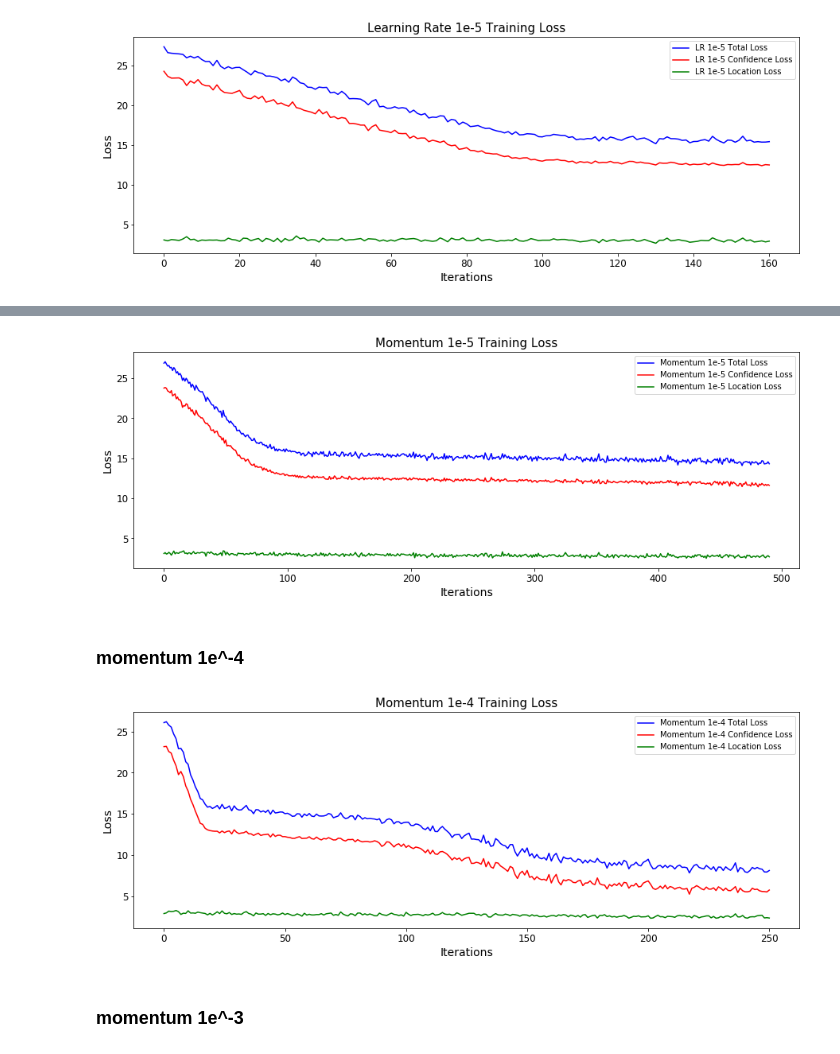
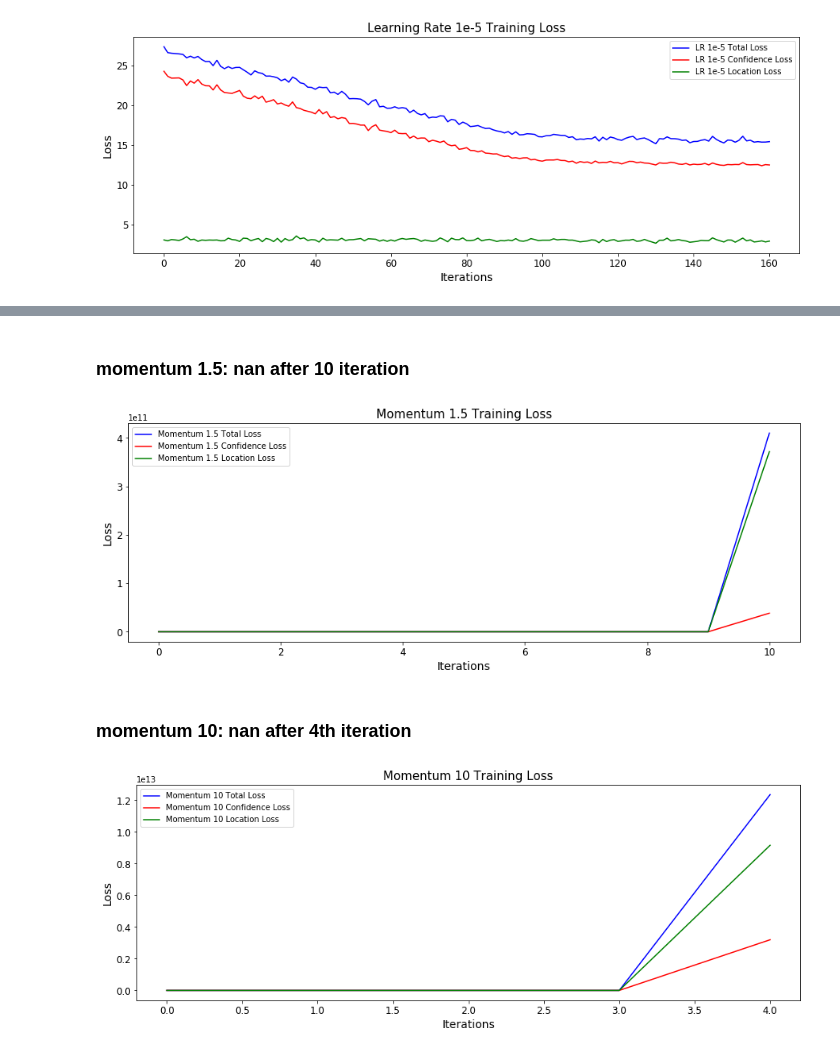
Before and after one commit to guptarohit994/ECE285_Graduate_Descent_SSD, a Jupyter notebook: optimization_experiments/LearningRates_Momentum/Plot_LearningRates_Momentum.ipynb, the cells around one changed output, grey strips where cells are left out. Cells and saved outputs as stored; diff of their text form; code cells hidden in the pictures.

```diff
--- a/optimization_experiments/LearningRates_Momentum/Plot_LearningRates_Momentum.ipynb
+++ b/optimization_experiments/LearningRates_Momentum/Plot_LearningRates_Momentum.ipynb
@@ -163,5 +257,7 @@ plt.savefig('lr_e_neg5_training_loss_separate.jpeg', bbox_inches='tight')
+# %% [markdown]
+### momentum 1.5: nan after 10 iteration
 # %%
-with open('../pickles/stats_1e-05.pkl','rb') as f:
+with open('../pickles/stats_momentum_1.5.pkl','rb') as f:
     l_loss, c_loss, itr = pickle.load(f)
 
 l_loss = np.asarray(l_loss)
@@ -175,10 +271,10 @@ ax = fig.add_subplot(111) # Create matplotlib axes
 ax.set_xlabel('Iterations', fontsize=14)
 ax.set_ylabel('Loss', fontsize=14)
 
-ax.set_title('Momentum 1e-5 Training Loss', fontsize=15)
-ln_sgd = ax.plot(itr,l_loss+c_loss, color='blue', label='Momentum 1e-5 Total Loss')
-ln_Csgd = ax.plot(itr,c_loss, color='red', label='Momentum 1e-5 Confidence Loss')
-ln_Lsgd = ax.plot(itr,l_loss, color='green', label='Momentum 1e-5 Location Loss')
+ax.set_title('Momentum 1.5 Training Loss', fontsize=15)
+ln_sgd = ax.plot(itr,l_loss+c_loss, color='blue', label='Momentum 1.5 Total Loss')
+ln_Csgd = ax.plot(itr,c_loss, color='red', label='Momentum 1.5 Confidence Loss')
+ln_Lsgd = ax.plot(itr,l_loss, color='green', label='Momentum 1.5 Location Loss')
 
 lns = ln_sgd + ln_Csgd + ln_Lsgd
 labs = [l.get_label() for l in lns]
@@ -187,40 +283,38 @@ ax.legend()
 plt.xticks(fontsize=12)
 plt.yticks(fontsize=12)
 
-plt.savefig('momentum_e_neg5_training_loss_separate.jpeg', bbox_inches='tight')
+plt.savefig('momentum_1.5_training_loss_separate.jpeg', bbox_inches='tight')
 # %% [output]
-[figure, old version]
+[figure, new version]
-# %% [markdown]
-### momentum 1e^-4
+# %% [markdown]
+### momentum 10: nan after 4th iteration
 # %%
-with open('../pickles/stats_0.0001.pkl','rb') as f:
+with open('../pickles/stats_momentum_10.pkl','rb') as f:
     l_loss, c_loss, itr = pickle.load(f)
 
 l_loss = np.asarray(l_loss)
 c_loss = np.asarray(c_loss)
 itr = np.asarray(itr)
 
 #plot
 fig = plt.figure(figsize=(15, 5)) # Create matplotlib figure
 ax = fig.add_subplot(111) # Create matplotlib axes
 
 ax.set_xlabel('Iterations', fontsize=14)
 ax.set_ylabel('Loss', fontsize=14)
 
-ax.set_title('Momentum 1e-4 Training Loss', fontsize=15)
-ln_sgd = ax.plot(itr,l_loss+c_loss, color='blue', label='Momentum 1e-4 Total Loss')
-ln_Csgd = ax.plot(itr,c_loss, color='red', label='Momentum 1e-4 Confidence Loss')
-ln_Lsgd = ax.plot(itr,l_loss, color='green', label='Momentum 1e-4 Location Loss')
+ax.set_title('Momentum 10 Training Loss', fontsize=15)
+ln_sgd = ax.plot(itr[:6],l_loss[:6]+c_loss[:6], color='blue', label='Momentum 10 Total Loss')
+ln_Csgd = ax.plot(itr[:6],c_loss[:6], color='red', label='Momentum 10 Confidence Loss')
+ln_Lsgd = ax.plot(itr[:6],l_loss[:6], color='green', label='Momentum 10 Location Loss')
 
 lns = ln_sgd + ln_Csgd + ln_Lsgd
 labs = [l.get_label() for l in lns]
 ax.legend(lns, labs, loc=0)
 ax.legend()
 plt.xticks(fontsize=12)
 plt.yticks(fontsize=12)
 
-plt.savefig('momentum_e_neg4_training_loss_separate.jpeg', bbox_inches='tight')
+plt.savefig('momentum_10_training_loss_separate.jpeg', bbox_inches='tight')
 # %% [output]
-[figure, old version]
+[figure, new version]
-# %% [markdown]
-### momentum 1e^-3
```
Also changed, not shown: parts of 11 cells of this notebook, 19 other files.
